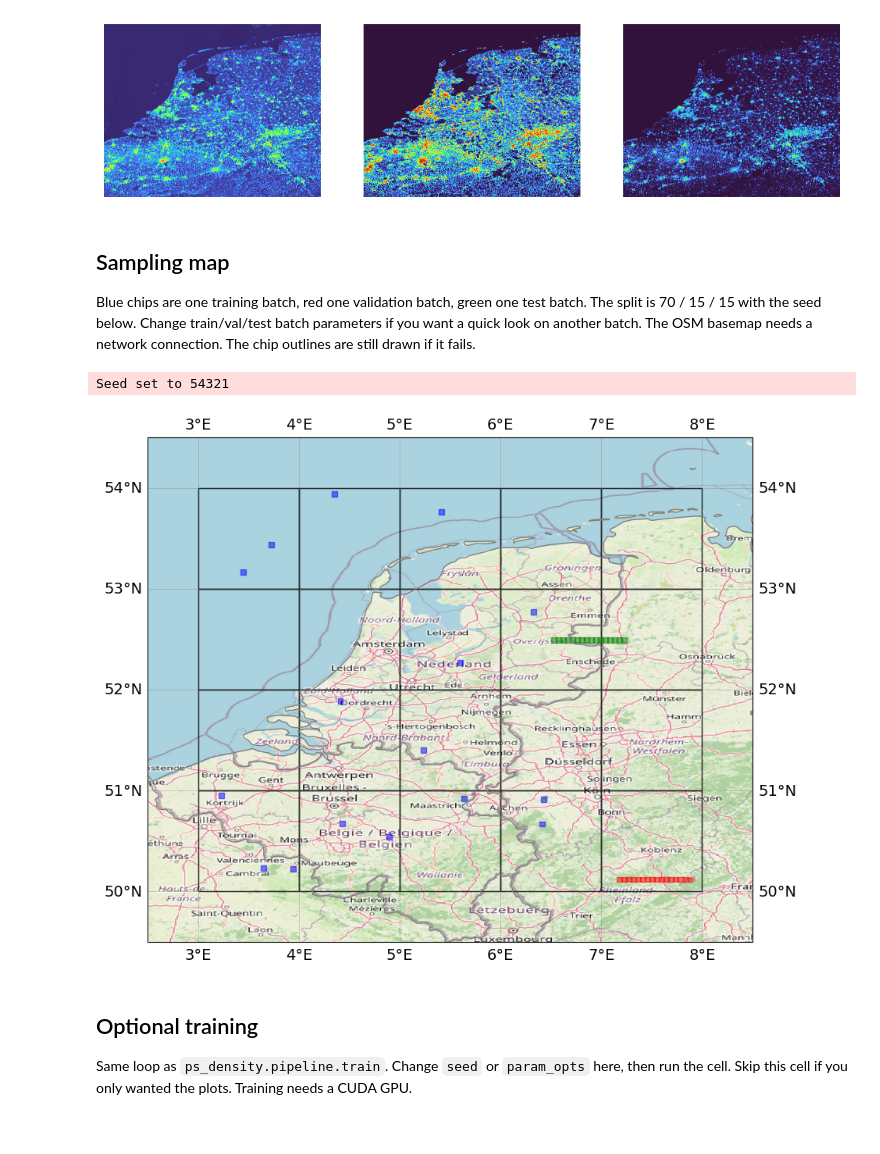
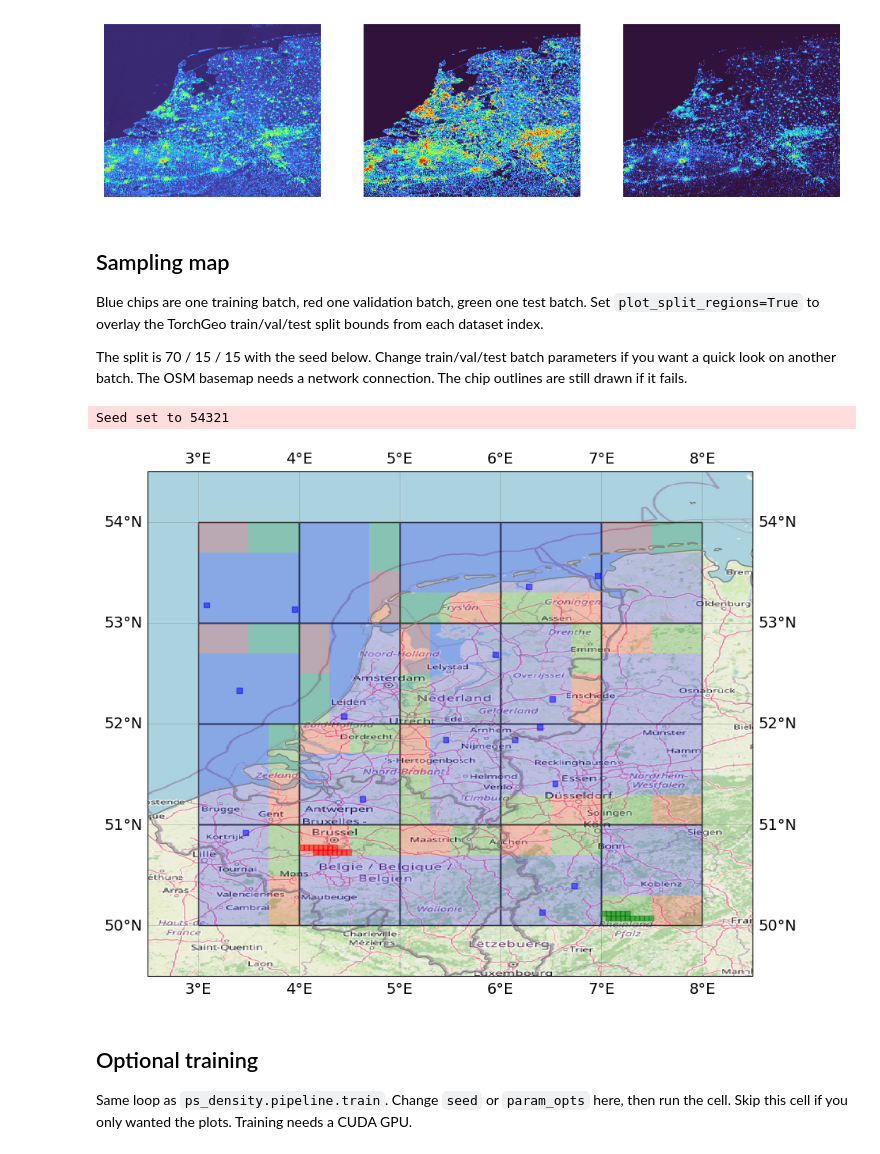
Before and after one commit to dominika-malinowska/PredictPS, a Jupyter notebook: src/ps_density/pipeline/notebooks/train.ipynb, the cells around one changed output. Drawn from its saved outputs; the diff is of its cells as text; code cells hidden in the pictures.

```diff
--- a/src/ps_density/pipeline/notebooks/train.ipynb
+++ b/src/ps_density/pipeline/notebooks/train.ipynb
@@ -84,27 +84,29 @@ mask values tensor([  0,   1,   2,   3,   4,   5,   6,   7,   8,   9,  10,  11,
 # %% [markdown]
 ## Sampling map
 
-Blue chips are one training batch, red one validation batch, green one test batch.
+Blue chips are one training batch, red one validation batch, green one test batch. Set `plot_split_regions=True` to overlay the TorchGeo train/val/test split bounds from each dataset index.
+
 The split is 70 / 15 / 15 with the seed below. Change train/val/test batch parameters if you  want a quick look on another batch.
 The OSM basemap needs a network connection. The chip outlines are still drawn if it fails.
 # %%
 seed = 54321
 patch_size = 64
 batch_size = 16
 
 fig = plot_sampling_map(
     dataset,
     seed=seed,
     patch_size=patch_size,
     batch_size=batch_size,
     train_batch=50,
     val_batch=5,
     test_batch=20,
+    plot_split_regions=True,
     save_path=os.path.join(experiment_dir, "fig2.jpg"),
 )
 # %% [output]
 Seed set to 54321
-[figure, old version]
+[figure, new version]
 # %% [markdown]
 ## Optional training
 
```
Also changed, not shown: parts of 2 cells of this notebook, 13 other files.
